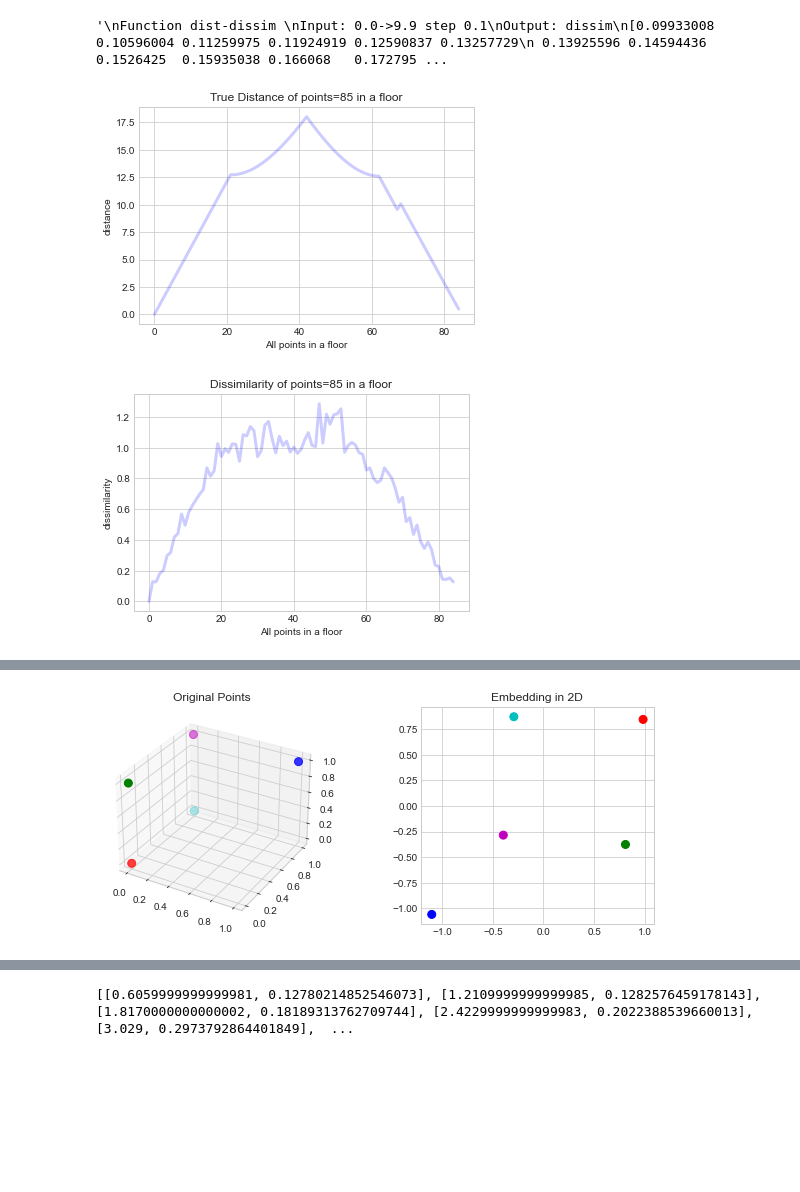
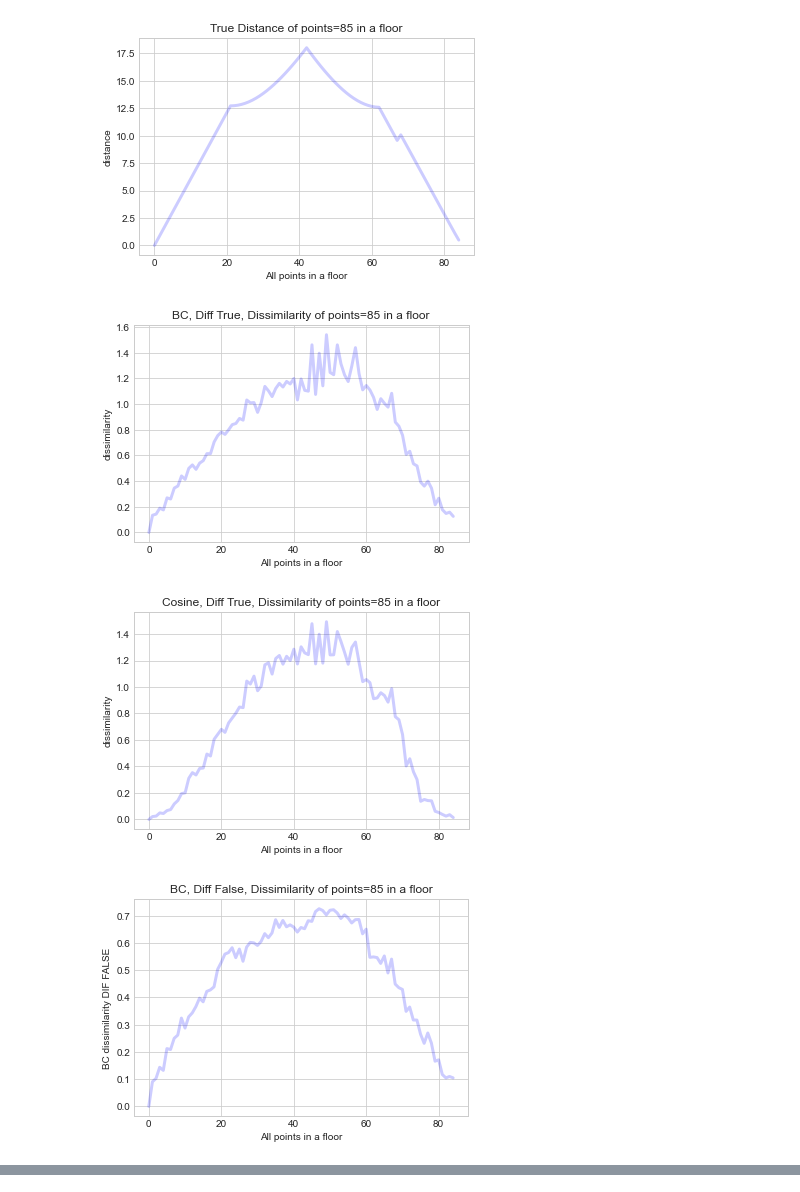
Before and after one commit to documenteinaer/similarity, a Jupyter notebook: dissim_tesselation/dissim_tesselation.ipynb, the cells around one changed output, grey strips where cells are left out. Drawn from its saved outputs; the diff is of its cells as text; code cells hidden in the pictures; blank space fills up the shorter version.

```diff
--- a/dissim_tesselation/dissim_tesselation.ipynb
+++ b/dissim_tesselation/dissim_tesselation.ipynb
@@ -362,28 +439,3 @@ Statistics Standard deviation:  0.25477611190885063
-# %%
-"""
-Function dist-dissim
-Input: 0.0->9.9 step 0.1
-Output: dissim
-[0.09933008 0.10596004 0.11259975 0.11924919 0.12590837 0.13257729
- 0.13925596 0.14594436 0.1526425  0.15935038 0.166068   0.17279536
- 0.17953246 0.18627929 0.19303587 0.19980219 0.20657824 0.21336404
- 0.22015957 0.22696484 0.23377986 0.24060461 0.2474391  0.25428333
- 0.2611373  0.26800101 0.27487446 0.28175765 0.28865058 0.29555325
- 0.30246565 0.3093878  0.31631968 0.32326131 0.33021267 0.33717378
- 0.34414462 0.3511252  0.35811552 0.36511559 0.37212539 0.37914493
- 0.3861742  0.39321322 0.40026198 0.40732048 0.41438871 0.42146669
- 0.42855441 0.43565186 0.44275905 0.44987599 0.45700266 0.46413907
- 0.47128522 0.47844111 0.48560674 0.49278211 0.49996722 0.50716207
- 0.51436666 0.52158099 0.52880505 0.53603886 0.5432824  0.55053569
- 0.55779871 0.56507147 0.57235398 0.57964622 0.5869482  0.59425992
- 0.60158138 0.60891258 0.61625352 0.6236042  0.63096461 0.63833477
- 0.64571467 0.6531043  0.66050368 0.66791279 0.67533165 0.68276024
- 0.69019857 0.69764664 0.70510445 0.71257201 0.72004929 0.72753632
- 0.73503309 0.7425396  0.75005585 0.75758183 0.76511756 0.77266303
- 0.78021823 0.78778317 0.79535786 0.80294228]
- """
-# %% [output]
-'\nFunction dist-dissim \nInput: 0.0->9.9 step 0.1\nOutput: dissim\n[0.09933008 0.10596004 0.11259975 0.11924919 0.12590837 0.13257729\n 0.13925596 0.14594436 0.1526425  0.15935038 0.166068   0.172795 ...
 # %%
 from sklearn.manifold import MDS
 from sklearn.metrics.pairwise import manhattan_distances, euclidean_distances
@@ -391,66 +443,76 @@ from sklearn.metrics.pairwise import manhattan_distances, euclidean_distances
 
 plt.plot(range(0,len(eu_dist_matrix[0])), eu_dist_matrix[0], c = 'b', alpha=0.2, linewidth=3)
 
-#plt.plot([r[2] for r in bd] , [r[3] for r in bd], ".", label='bc', alpha=0.2)
 plt.xlabel('All points in a floor')
 plt.ylabel('distance')
 plt.grid(True)
 plt.title(f"True Distance of points={len(etaje[0])} in a floor")
-#plt.xticks(range(0, 20, 2))
-#plt.ylim(0, 1.0)
-#plt.xlim(0, 10.0)
-#plt.yticks(np.arange(0, 1, 0.1))
-#plt.legend(loc="upper left",shadow=True, fancybox=True)
 plt.show()
 
 
-
 plt.plot(range(0,len(bc_matrix[0])), bc_matrix[0], c = 'b', alpha=0.2, linewidth=3)
-
-#plt.plot([r[2] for r in bd] , [r[3] for r in bd], ".", label='bc', alpha=0.2)
 plt.xlabel('All points in a floor')
 plt.ylabel('dissimilarity')
 plt.grid(True)
-plt.title(f"Dissimilarity of points={len(etaje[0])} in a floor")
-#plt.xticks(range(0, 20, 2))
-#plt.ylim(0, 1.0)
-#plt.xlim(0, 10.0)
-#plt.yticks(np.arange(0, 1, 0.1))
-#plt.legend(loc="upper left",shadow=True, fancybox=True)
+plt.title(f"BC, Diff True, Dissimilarity of points={len(etaje[0])} in a floor")
 plt.show()
+
+plt.plot(range(0,len(cos_matrix[0])), cos_matrix[0], c = 'b', alpha=0.2, linewidth=3)
+plt.xlabel('All points in a floor')
+plt.ylabel('dissimilarity')
+plt.grid(True)
+plt.title(f"Cosine, Diff True, Dissimilarity of points={len(etaje[0])} in a floor")
+plt.show()
+
+plt.plot(range(0,len(bc_matrix_dif_false[0])), bc_matrix_dif_false[0], c = 'b', alpha=0.2, linewidth=3)
+plt.xlabel('All points in a floor')
+plt.ylabel('BC dissimilarity DIF FALSE')
+plt.grid(True)
+plt.title(f"BC, Diff False, Dissimilarity of points={len(etaje[0])} in a floor")
+plt.show()
+
+plt.plot(range(0,len(cos_matrix_dif_false[0])), cos_matrix_dif_false[0], c = 'b', alpha=0.2, linewidth=3)
+plt.xlabel('All points in a floor')
+plt.ylabel('Cosine dissimilarity DIF FALSE')
+plt.grid(True)
+plt.title(f"Cosine, Diff False, Dissimilarity of points={len(etaje[0])} in a floor")
+plt.show()
+
 
 
 
 
 
 X = np.array([[0, 0, 0], [0, 0, 1], [1, 1, 1], [0, 1, 0], [0, 1, 1]])
 dist_manhattan = manhattan_distances(X)
-#mds = MDS(dissimilarity='precomputed', random_state=0)
-#X_transform_L1 = mds.fit_transform(dist_manhattan)
+mds = MDS(dissimilarity='precomputed', random_state=0)
+X_transform_L1 = mds.fit_transform(dist_manhattan)
 
 print(X)
 print(dist_manhattan)
 print(X_transform_L1)
 
 #print(X)
 #print(dist_manhattan)
 #print(bc_matrix)
 
 #print(bc_matrix[1])
 #print(len(bc_matrix[0]))
 
 colors = ['r', 'g', 'b', 'c', 'm']
 size = [64, 64, 64, 64, 64]
 fig = plt.figure(2, (10,4))
 ax = fig.add_subplot(121, projection='3d')
 plt.scatter(X[:,0], X[:,1], zs=X[:,2], s=size, c=colors)
 plt.title('Original Points')
 
 ax = fig.add_subplot(122)
 plt.scatter(X_transform_L1[:,0], X_transform_L1[:,1], s=size, c=colors)
 plt.title('Embedding in 2D')
 fig.subplots_adjust(wspace=.4, hspace=0.5)
 plt.show()
 # %% [output]
 [figure]
-[figure, old version]
+[figure, new version]
+[figure, new version]
+[figure, added]
@@ -469,4 +532,3 @@ plt.show()
  [-1.104849   -1.06040621]
  [-0.29311254  0.87364759]
  [-0.39729303 -0.28461157]]
-[figure, old version]
@@ -473,8 +535,0 @@ plt.show()
-# %%
-dist_dissim = [[r[2],r[3]] for r in bd]
-
-print(dist_dissim)
-mds = MDS(dissimilarity='precomputed', random_state=0)
-#X_transform_L1 = mds.fit_transform(dist_dissim)
-# %% [output]
-[[0.6059999999999981, 0.12780214852546073], [1.2109999999999985, 0.1282576459178143], [1.8170000000000002, 0.18189313762709744], [2.4229999999999983, 0.2022388539660013], [3.029, 0.2973792864401849],  ...
```
Also changed, not shown: parts of 10 cells of this notebook.
